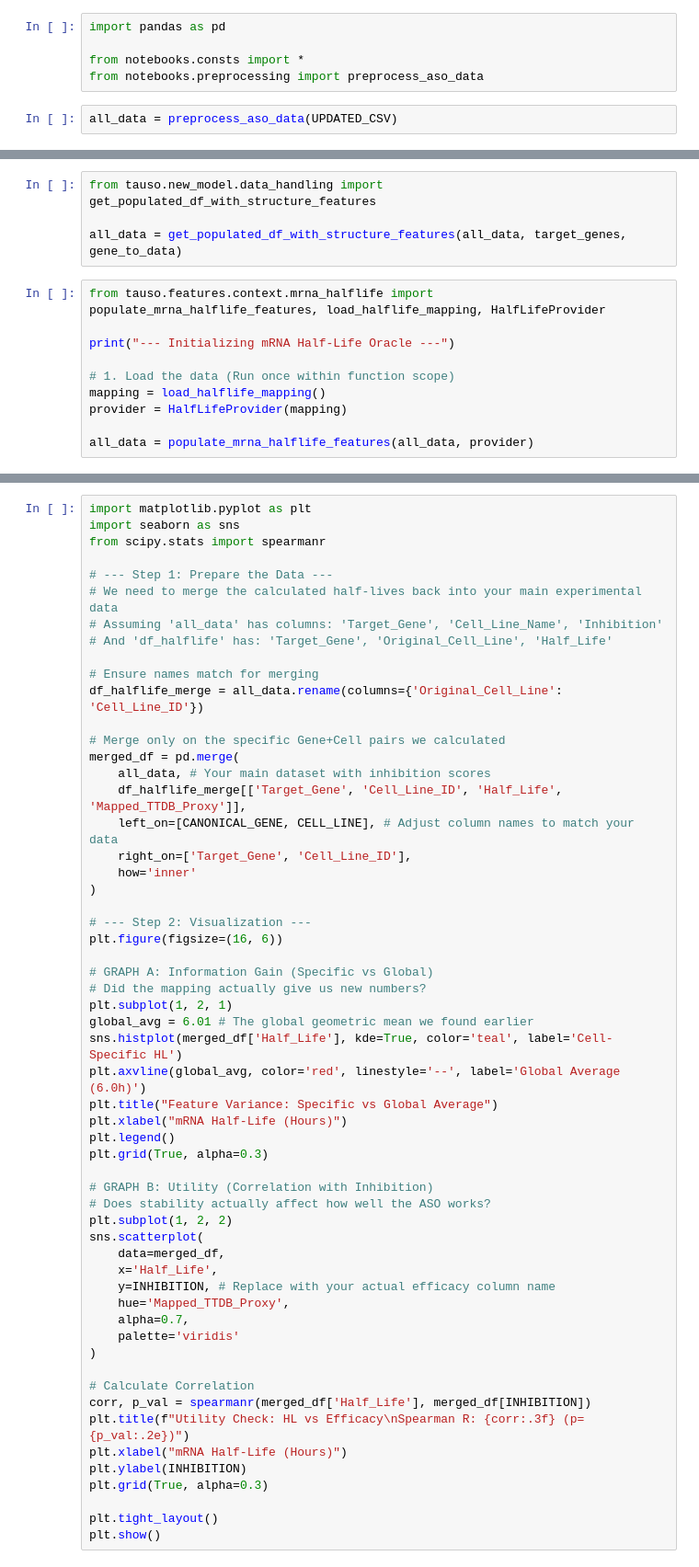
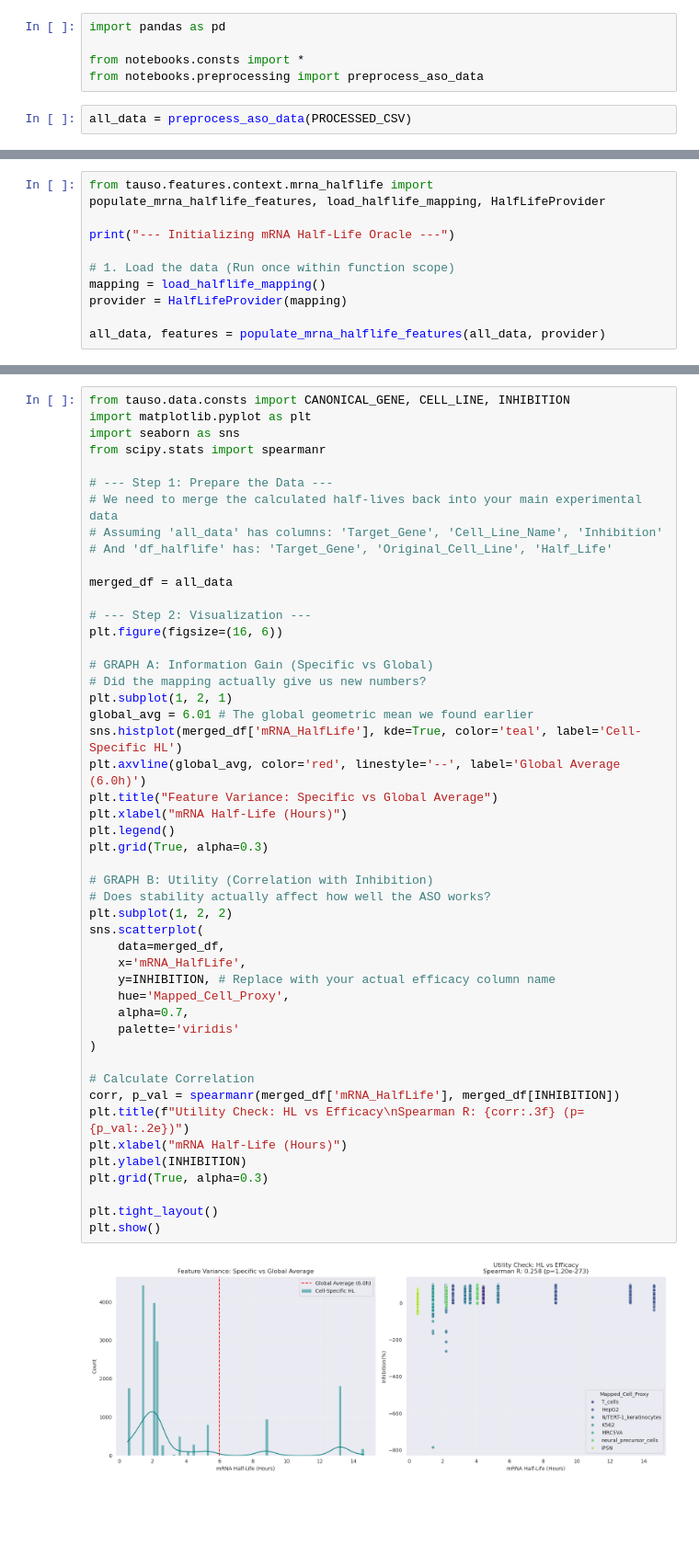
Before and after one commit to RedPenguin100/TAUSO, a Jupyter notebook: notebooks/features/context/mrna_half_life.ipynb, the cells around one changed output, grey strips where cells are left out. Shown at 92% size. Cells and saved outputs as stored; diff of their text form; blank space fills up the shorter version.

Commit message:
Rerun accessibility and mRNA half life

```diff
--- a/notebooks/features/context/mrna_half_life.ipynb
+++ b/notebooks/features/context/mrna_half_life.ipynb
@@ -4,5 +4,5 @@ import pandas as pd
 from notebooks.consts import *
 from notebooks.preprocessing import preprocess_aso_data
 # %%
-all_data = preprocess_aso_data(UPDATED_CSV)
+all_data = preprocess_aso_data(PROCESSED_CSV)
 # %% [output]
@@ -18,7 +10,3 @@ gene_to_data = read_cached_gene_to_data(target_genes)
-# %%
-from tauso.new_model.data_handling import get_populated_df_with_structure_features
-
-all_data = get_populated_df_with_structure_features(all_data, target_genes, gene_to_data)
 # %%
 from tauso.features.context.mrna_halflife import populate_mrna_halflife_features, load_halflife_mapping, HalfLifeProvider
 
@@ -28,7 +16,7 @@ print("--- Initializing mRNA Half-Life Oracle ---")
 mapping = load_halflife_mapping()
 provider = HalfLifeProvider(mapping)
 
-all_data = populate_mrna_halflife_features(all_data, provider)
+all_data, features = populate_mrna_halflife_features(all_data, provider)
 # %% [output]
 --- Initializing mRNA Half-Life Oracle ---
 Loading half-life data from /home/michael/.local/share/tauso/mrna_half_life.csv.gz...
@@ -49,4 +36,5 @@ SUCCESS: Features saved via save_feature().
 # %%
+from tauso.data.consts import CANONICAL_GENE, CELL_LINE, INHIBITION
 import matplotlib.pyplot as plt
 import seaborn as sns
 from scipy.stats import spearmanr
@@ -56,53 +44,45 @@ from scipy.stats import spearmanr
 # Assuming 'all_data' has columns: 'Target_Gene', 'Cell_Line_Name', 'Inhibition'
 # And 'df_halflife' has: 'Target_Gene', 'Original_Cell_Line', 'Half_Life'
 
-# Ensure names match for merging
-df_halflife_merge = all_data.rename(columns={'Original_Cell_Line': 'Cell_Line_ID'})
-
-# Merge only on the specific Gene+Cell pairs we calculated
-merged_df = pd.merge(
-    all_data, # Your main dataset with inhibition scores
-    df_halflife_merge[['Target_Gene', 'Cell_Line_ID', 'Half_Life', 'Mapped_TTDB_Proxy']],
-    left_on=[CANONICAL_GENE, CELL_LINE], # Adjust column names to match your data
-    right_on=['Target_Gene', 'Cell_Line_ID'],
-    how='inner'
-)
+merged_df = all_data
 
 # --- Step 2: Visualization ---
 plt.figure(figsize=(16, 6))
 
 # GRAPH A: Information Gain (Specific vs Global)
 # Did the mapping actually give us new numbers?
 plt.subplot(1, 2, 1)
 global_avg = 6.01 # The global geometric mean we found earlier
-sns.histplot(merged_df['Half_Life'], kde=True, color='teal', label='Cell-Specific HL')
+sns.histplot(merged_df['mRNA_HalfLife'], kde=True, color='teal', label='Cell-Specific HL')
 plt.axvline(global_avg, color='red', linestyle='--', label='Global Average (6.0h)')
 plt.title("Feature Variance: Specific vs Global Average")
 plt.xlabel("mRNA Half-Life (Hours)")
 plt.legend()
 plt.grid(True, alpha=0.3)
 
 # GRAPH B: Utility (Correlation with Inhibition)
 # Does stability actually affect how well the ASO works?
 plt.subplot(1, 2, 2)
 sns.scatterplot(
     data=merged_df,
-    x='Half_Life',
+    x='mRNA_HalfLife',
     y=INHIBITION, # Replace with your actual efficacy column name
-    hue='Mapped_TTDB_Proxy',
+    hue='Mapped_Cell_Proxy',
     alpha=0.7,
     palette='viridis'
 )
 
 # Calculate Correlation
-corr, p_val = spearmanr(merged_df['Half_Life'], merged_df[INHIBITION])
+corr, p_val = spearmanr(merged_df['mRNA_HalfLife'], merged_df[INHIBITION])
 plt.title(f"Utility Check: HL vs Efficacy\nSpearman R: {corr:.3f} (p={p_val:.2e})")
 plt.xlabel("mRNA Half-Life (Hours)")
 plt.ylabel(INHIBITION)
 plt.grid(True, alpha=0.3)
 
 plt.tight_layout()
 plt.show()
+# %% [output]
+[figure, added]
 # %%
 from tauso.features.context.mrna_halflife import load_halflife_mapping, HalfLifeProvider
 
```
Also changed, not shown: parts of 6 cells of this notebook, 12 other files.
